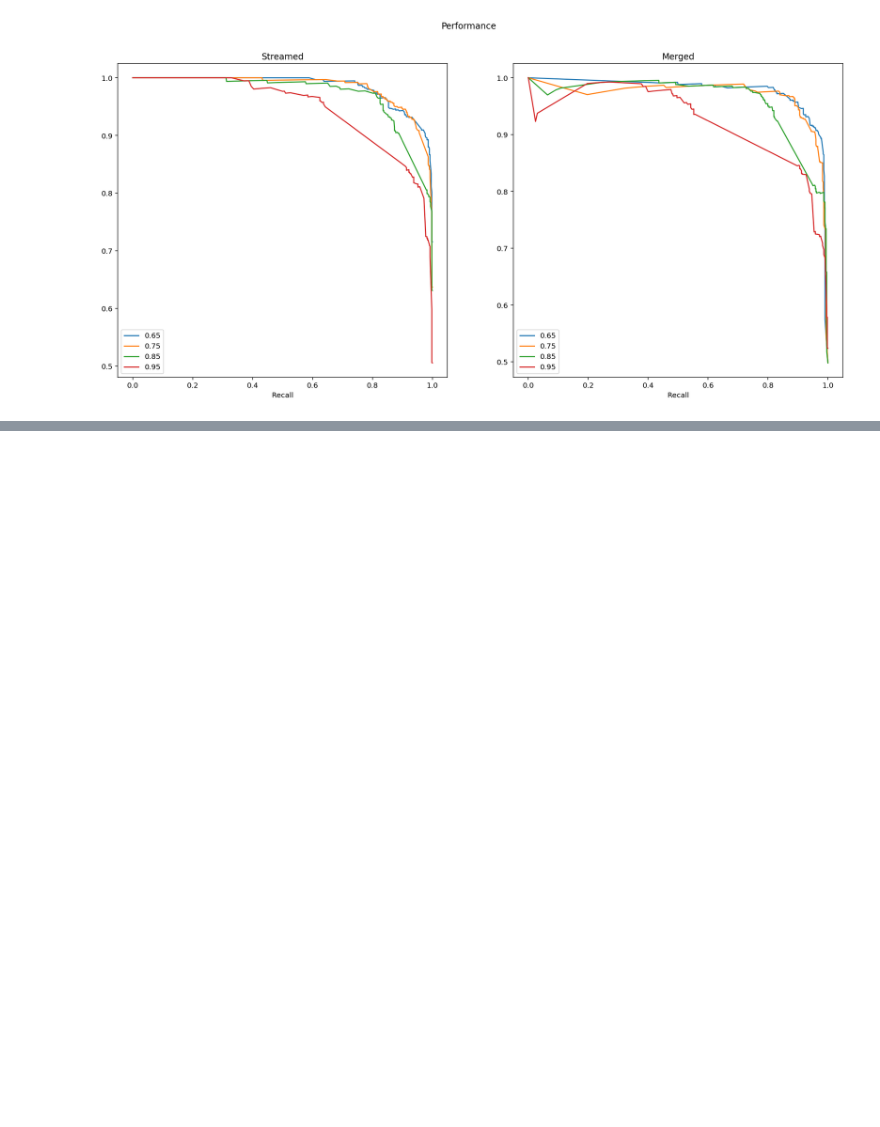
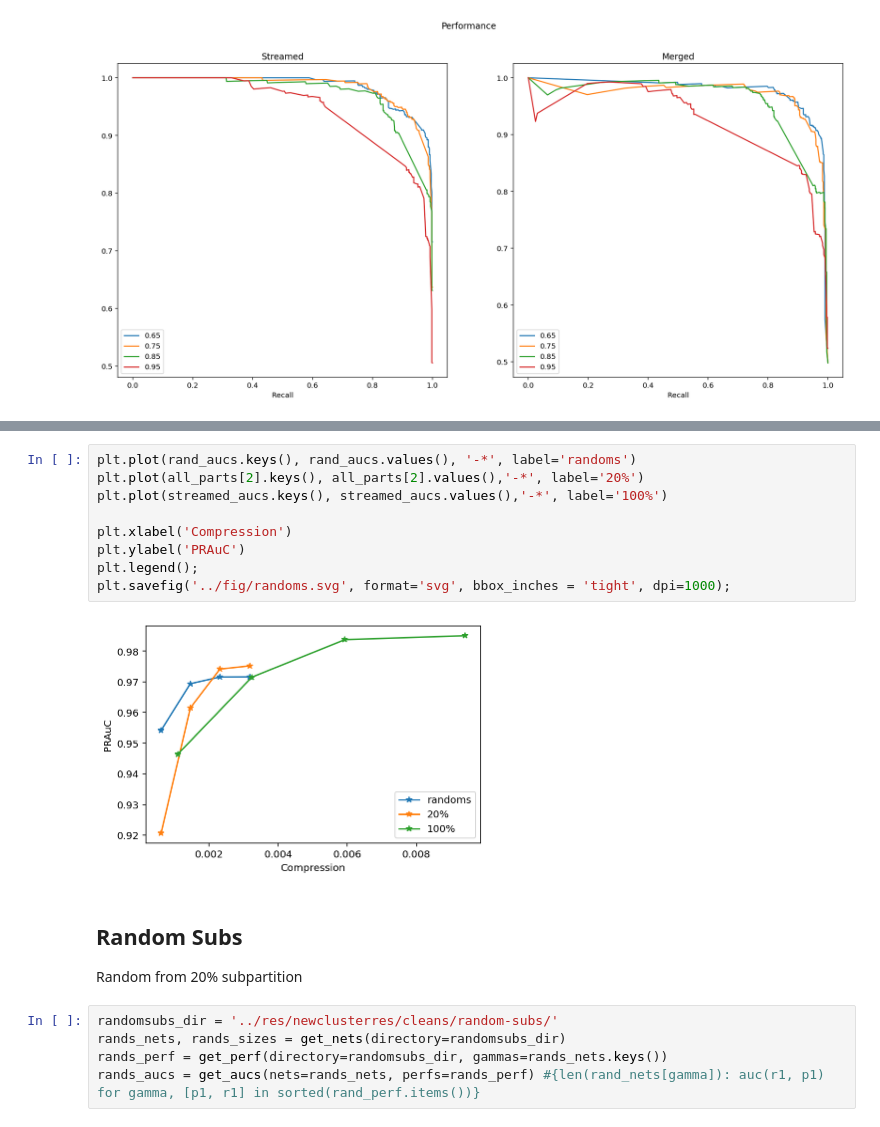
Before and after one commit to jrybicki-jsc/smms, a Jupyter notebook: graphla/cleans.ipynb, the cells around one changed output, grey strips where cells are left out. Drawn from its saved outputs; the diff is of its cells as text; blank space fills up the shorter version.

```diff
--- a/graphla/cleans.ipynb
+++ b/graphla/cleans.ipynb
@@ -158,0 +150,19 @@ plt.savefig('../fig/randoms.svg', format='svg', bbox_inches = 'tight', dpi=1000)
+# %%
+plt.plot(rand_aucs.keys(), rand_aucs.values(), '-*', label='randoms')
+plt.plot(all_parts[2].keys(), all_parts[2].values(),'-*', label='20%')
+plt.plot(streamed_aucs.keys(), streamed_aucs.values(),'-*', label='100%')
+
+plt.xlabel('Compression')
+plt.ylabel('PRAuC')
+plt.legend();
+plt.savefig('../fig/randoms.svg', format='svg', bbox_inches = 'tight', dpi=1000);
+# %% [output]
+[figure, added]
+# %% [markdown]
+## Random Subs
+Random from 20% subpartition
+# %%
+randomsubs_dir = '../res/newclusterres/cleans/random-subs/'
+rands_nets, rands_sizes = get_nets(directory=randomsubs_dir)
+rands_perf = get_perf(directory=randomsubs_dir, gammas=rands_nets.keys())
+rands_aucs = get_aucs(nets=rands_nets, perfs=rands_perf) #{len(rand_nets[gamma]): auc(r1, p1) for gamma, [p1, r1] in sorted(rand_perf.items())}
```
Also changed, not shown: parts of 20 cells of this notebook.
